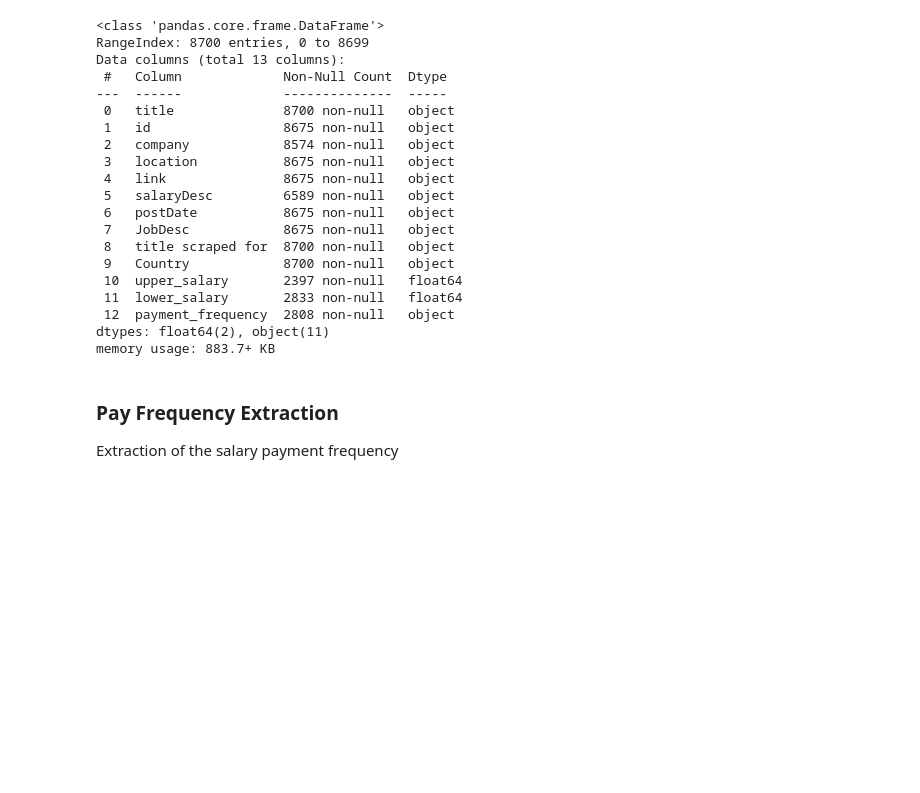
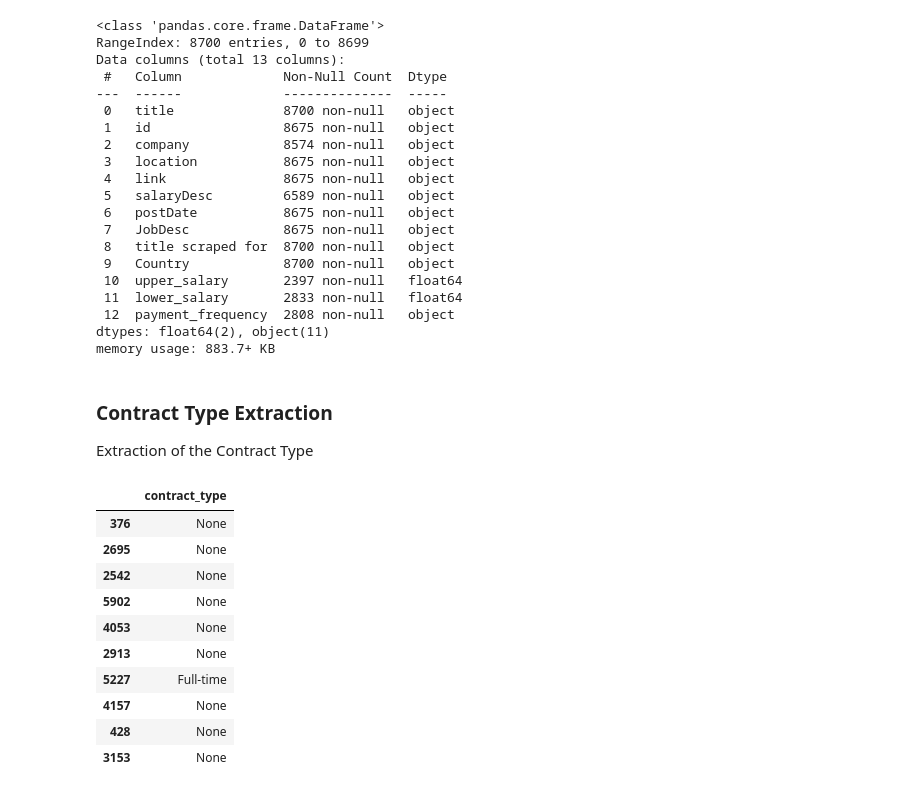
Before and after one commit to lifepopkay/Tech-Monies, a Jupyter notebook: Final_Data_cleanup_script.ipynb, the cells around one changed output. Saved outputs shown, nothing was run; the diff lists cells and outputs as text; code cells hidden in the pictures; blank space fills up the shorter version.

```diff
--- a/Final_Data_cleanup_script.ipynb
+++ b/Final_Data_cleanup_script.ipynb
@@ -328,5 +328,62 @@ Data columns (total 13 columns):
 dtypes: float64(2), object(11)
 memory usage: 883.7+ KB
 # %% [markdown]
-### Pay Frequency Extraction
-Extraction of the salary payment frequency
+### Contract Type Extraction
+Extraction of the Contract Type
+# %%
+def contract_type(x):
+
+    """
+    This function extracts the contract type from the scrapped job salary description.
+
+    arg :
+        x : the job description scrapped (str)
+
+    return:
+        results : contract type (str)
+    """
+
+    #find 'Type:' index location
+    try:
+        pos = str(x).split().index('Type:')
+
+        #get a list of all text after "Type:"
+        text = str(x)[pos+1 : ].split()
+    except:
+        text = []
+
+
+
+    full_time_re = r'full-time\w*'
+    contract_re = r'contract\w*'
+
+    results = None
+
+    for t in text:
+        full_time_finder = re.findall(full_time_re, t.lower())
+        contract_finder = re.findall(contract_re, t.lower())
+        #hour_finder = re.findall(hour_re, t.lower())
+        if len(full_time_finder) > 0:
+            results = 'Full-time'
+        elif len(contract_finder) > 0:
+            results = 'Contract'
+
+    return results
+
+
+#extract the contract type for each row
+data['contract_type'] = data['JobDesc'].apply(lambda x: contract_type(x))
+
+data[['contract_type']].sample(10)
+# %% [output]
+|  | contract_type |
+| 376 | None |
+| 2695 | None |
+| 2542 | None |
+| 5902 | None |
+| 4053 | None |
+| 2913 | None |
+| 5227 | Full-time |
+| 4157 | None |
+| 428 | None |
+| 3153 | None |
```
Also changed, not shown: parts of 2 cells of this notebook.
